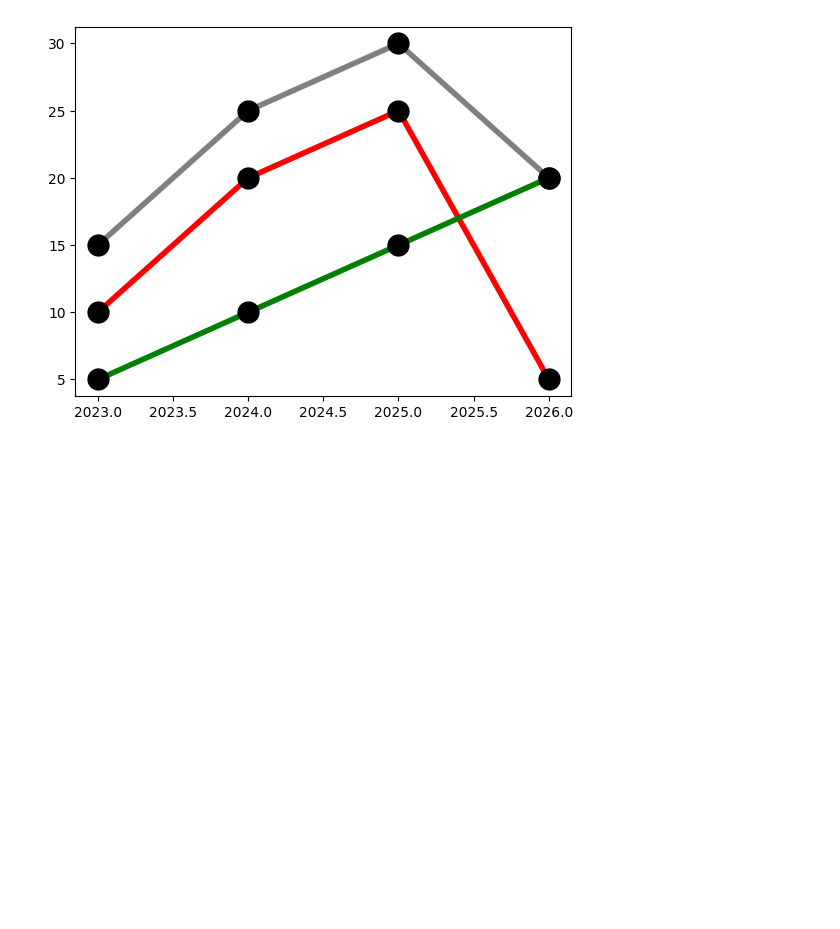
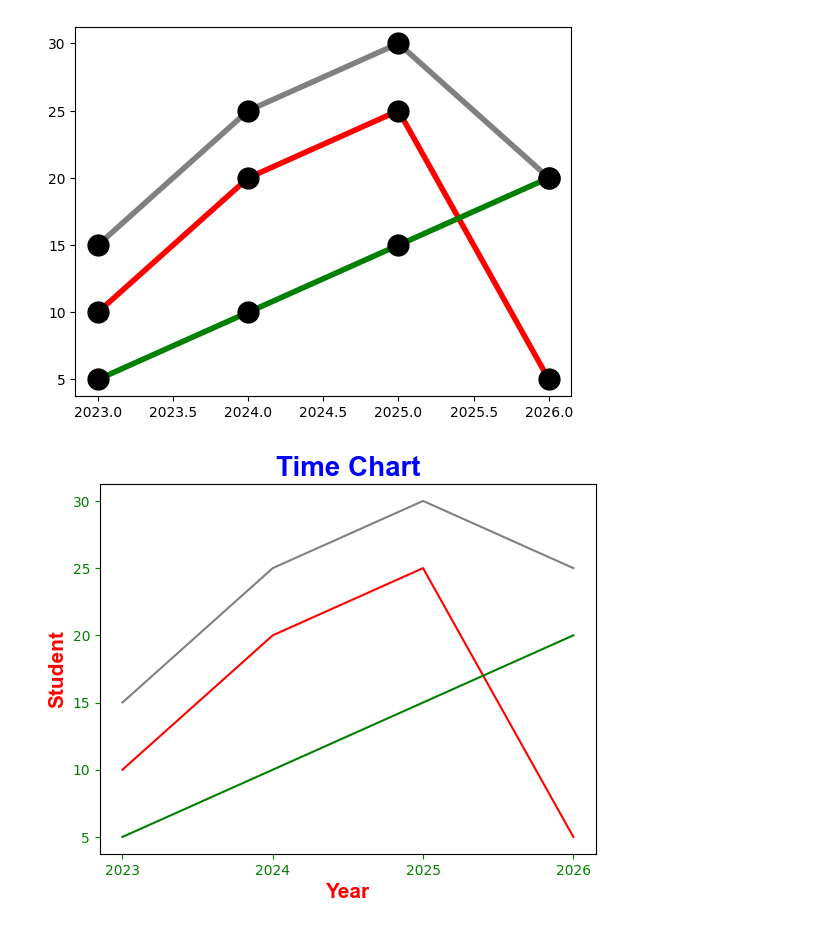
Before and after one commit to hasinduudara/Learn-Matplotlib, a Jupyter notebook: Matplotlib.ipynb, the cells around one changed output. Drawn from its saved outputs; the diff is of its cells as text; code cells hidden in the pictures; blank space fills up the shorter version.

```diff
--- a/Matplotlib.ipynb
+++ b/Matplotlib.ipynb
@@ -85,3 +85,39 @@ plt.plot(x, y3, color="green", **line_styles)
 plt.show()
 # %% [output]
 [figure]
+# %%
+import matplotlib.pyplot as plt
+import numpy as np
+
+x = np.array([2023, 2024, 2025, 2026])
+y1 = np.array([15, 25, 30, 25])
+y2 = np.array([10, 20, 25, 5])
+y3 = np.array([5, 10, 15, 20])
+
+plt.title("Time Chart", fontsize=20,
+                        family="Arial",
+                        fontweight="bold",
+                        color="blue")
+
+plt.xlabel("Year", fontsize=15,
+                   family="Arial",
+                   fontweight="bold",
+                   color="red")
+
+plt.ylabel("Student", fontsize=15,
+                      family="Arial",
+                     fontweight="bold",
+                     color="red")
+
+plt.tick_params(axis="both",
+                colors="green")
+
+plt.plot(x, y1, color="gray")
+plt.plot(x, y2, color="red")
+plt.plot(x, y3, color="green")
+
+plt.xticks(x)
+
+plt.show()
+# %% [output]
+[figure, added]
```
